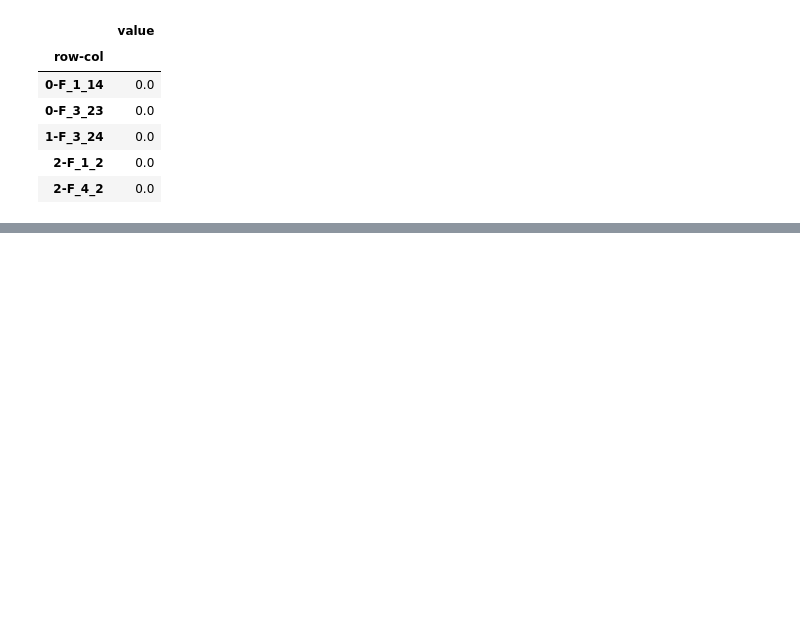
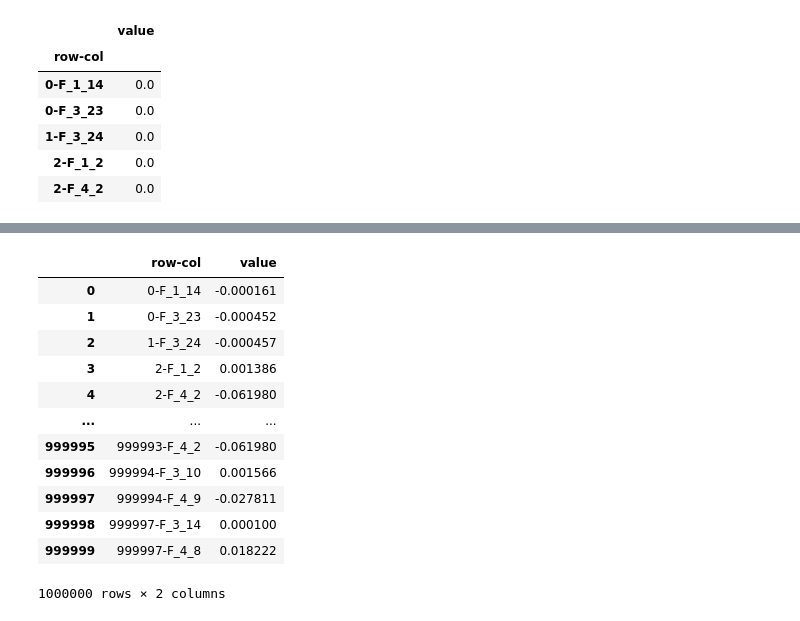
Before and after one commit to nsu1210/Kaggle, a Jupyter notebook: tps-june2022-missing-value.ipynb, the cells around one changed output, grey strips where cells are left out. Cells and saved outputs as stored; diff of their text form; code cells hidden in the pictures; blank space fills up the shorter version.

Commit message:
Kaggle Notebook | TPS June2022 missing value | Version 3

```diff
--- a/tps-june2022-missing-value.ipynb
+++ b/tps-june2022-missing-value.ipynb
@@ -182 +176,19 @@ sub
+# %%
+sub_final = pd.read_csv('../input/tabular-playground-series-jun-2022/sample_submission.csv')
+sub_final['value'] = sub['value'].values
+sub_final
+# %% [output]
+|  | row-col | value |
+| 0 | 0-F_1_14 | -0.000161 |
+| 1 | 0-F_3_23 | -0.000452 |
+| 2 | 1-F_3_24 | -0.000457 |
+| 3 | 2-F_1_2 | 0.001386 |
+| 4 | 2-F_4_2 | -0.061980 |
+| ... | ... | ... |
+| 999995 | 999993-F_4_2 | -0.061980 |
+| 999996 | 999994-F_3_10 | 0.001566 |
+| 999997 | 999994-F_4_9 | -0.027811 |
+| 999998 | 999997-F_3_14 | 0.000100 |
+| 999999 | 999997-F_4_8 | 0.018222 |
+1000000 rows × 2 columns
 # %%
```
Also changed, not shown: parts of 3 cells of this notebook.
